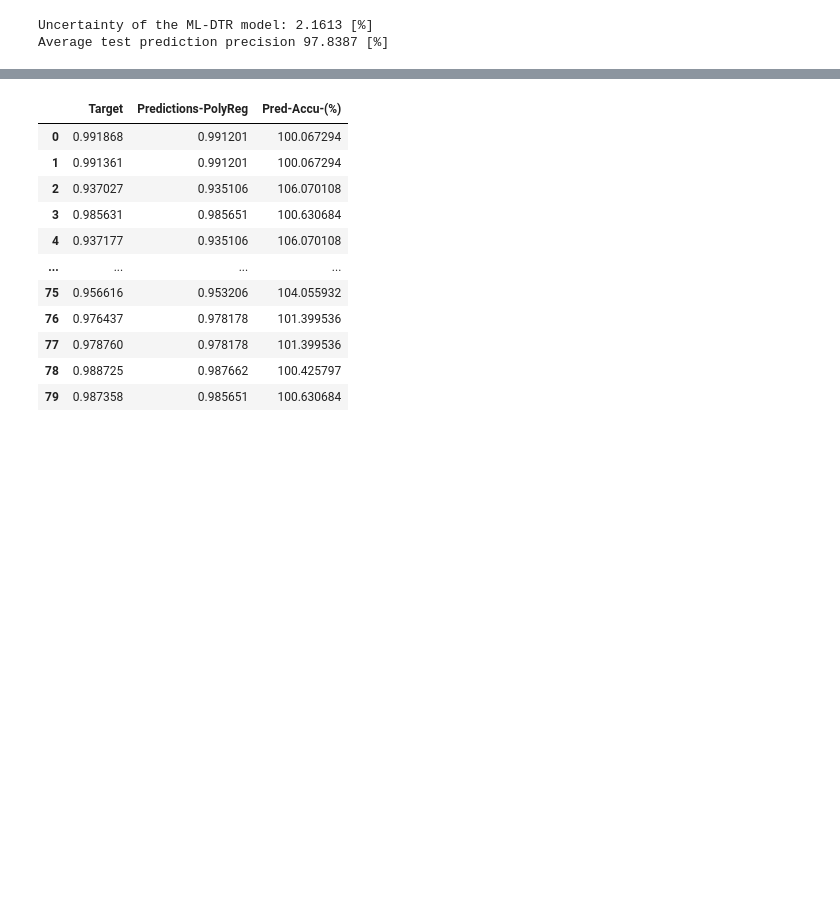
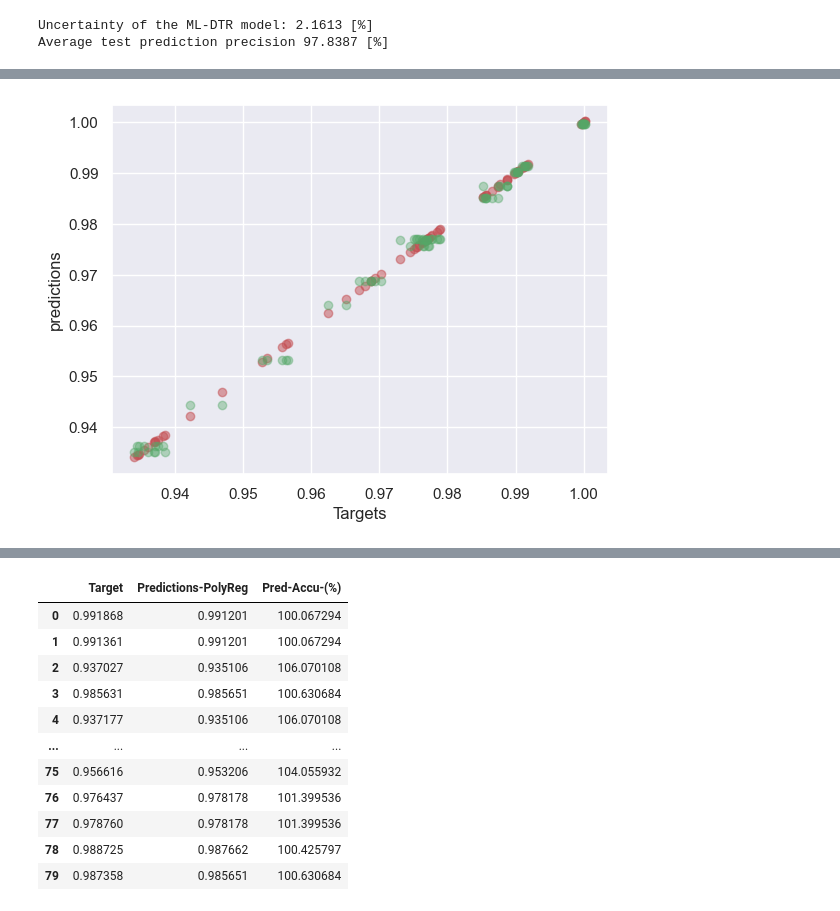
Before and after one commit to nirmalparmarphd/microDSC_error_prediction, a Jupyter notebook: ml_dsc_error_prediction.ipynb, the cells around one changed output, grey strips where cells are left out. Cells and saved outputs as stored; diff of their text form; code cells hidden in the pictures; blank space fills up the shorter version.

Commit message:
png plotting code added

```diff
--- a/ml_dsc_error_prediction.ipynb
+++ b/ml_dsc_error_prediction.ipynb
@@ -561,4 +552,13 @@ result
 80 rows × 3 columns
+# %%
+plt.scatter(result['Target'], result['Target'], alpha=0.5, color='r', label='Targets')
+plt.scatter(result['Target'], result['Predictions-RFR'], alpha=0.4, color='g', label='Predictions')
+
+plt.ylabel('predictions')
+plt.xlabel('Targets')
+plt.savefig('ref_rfr.png')
+# %% [output]
+[figure, added]
 # %%
 # for DTR
 mean_pred = pred_accu.mean()
```
Also changed, not shown: parts of 17 cells of this notebook, 5 other files.
